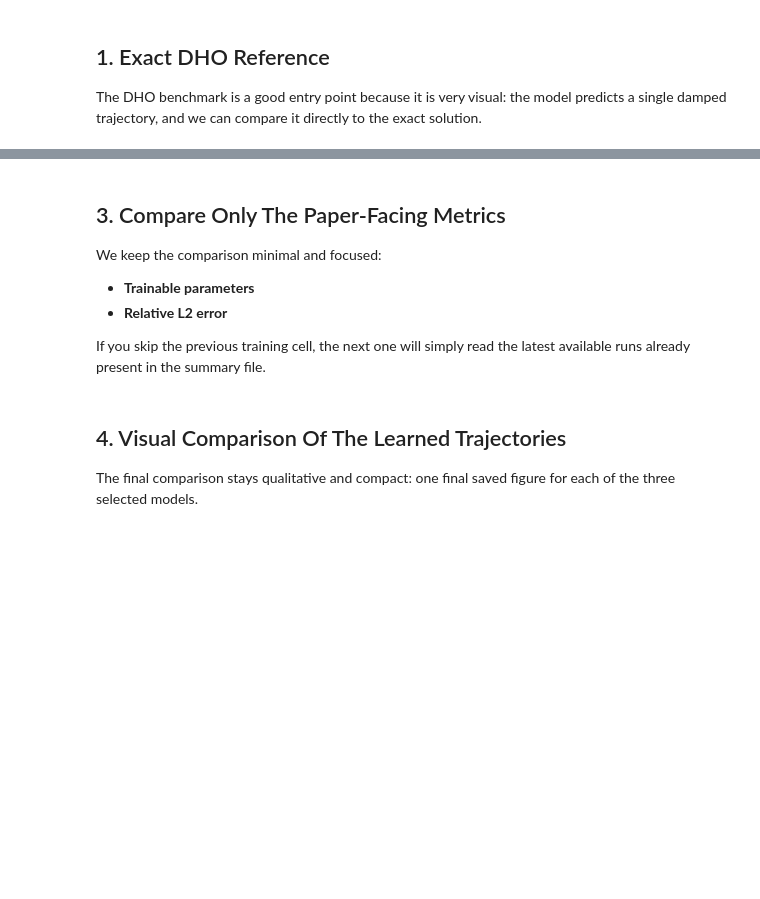
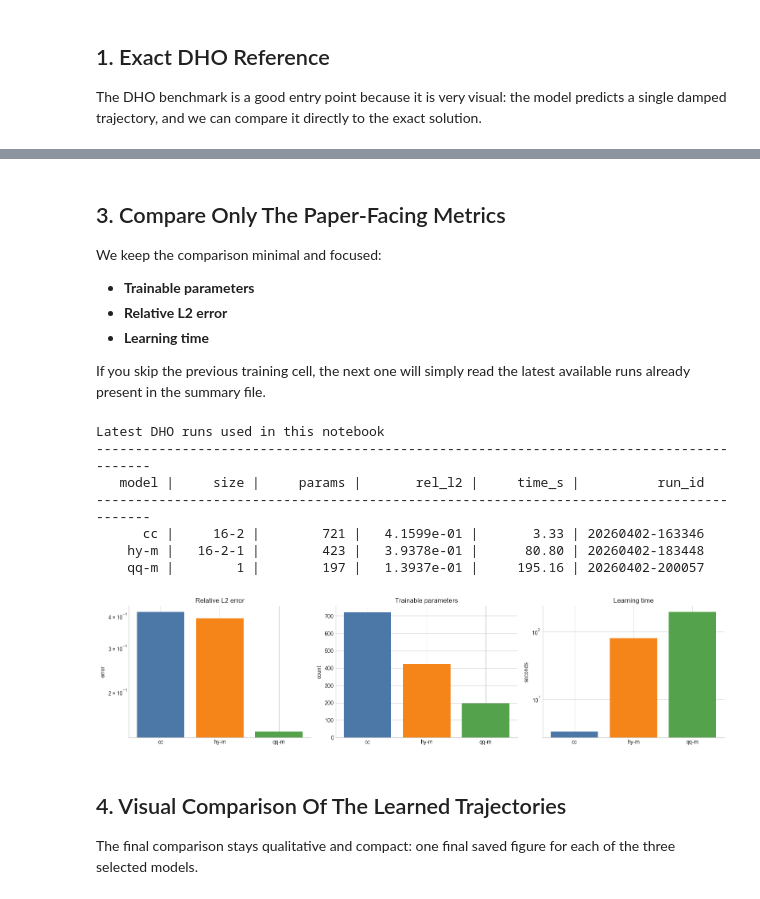
Before and after one commit to merlinquantum/reproduced_papers, a Jupyter notebook: HQPINN/notebook.ipynb, the cells around one changed output, grey strips where cells are left out. Cells and saved outputs as stored; diff of their text form; code cells hidden in the pictures; blank space fills up the shorter version.

Commit message:
Notebook in progress

```diff
--- a/HQPINN/notebook.ipynb
+++ b/HQPINN/notebook.ipynb
@@ -53,6 +54,7 @@ REPO_ROOT = resolve_repo_root()
 if str(REPO_ROOT) not in sys.path:
     sys.path.insert(0, str(REPO_ROOT))
 
+from HQPINN.config import LAMBDA1, LAMBDA2
 from HQPINN.lib.DHO.core_dho import u_exact
 from HQPINN.lib.runner import train_and_evaluate
 
@@ -61,9 +63,9 @@ SUMMARY_PATH = DHO_ROOT / "results" / "dho_summary.csv"
 
 TARGET_MODELS = ["cc", "hy-m", "qq-m"]
 TRAIN_CONFIGS = {
-    "cc": "HQPINN/configs/dho_cc_train.json",
-    "hy-m": "HQPINN/configs/dho_hy_m_train.json",
-    "qq-m": "HQPINN/configs/dho_qq_m_train.json",
+    "cc": REPO_ROOT / "HQPINN" / "configs" / "dho_cc_train.json",
+    "hy-m": REPO_ROOT / "HQPINN" / "configs" / "dho_hy_m_train.json",
+    "qq-m": REPO_ROOT / "HQPINN" / "configs" / "dho_qq_m_train.json",
 }
 
 
@@ -78,6 +80,7 @@ def load_dho_rows(summary_path: Path) -> list[dict[str, object]]:
                         "model": raw["Model"],
                         "size": raw["Size"],
                         "params": int(raw["Trainable parameters"]),
+                        "elapsed": float(raw["elapsed time (s)"]),
                         "rel_l2": float(raw["Relative L2 error"]),
                     }
                 )
@@ -115,6 +118,24 @@ def family_color(model: str) -> str:
     }[model]
 
 
+training_results: dict[str, dict[str, object]] = {}
+
+
+def train_selected_model(model: str) -> dict[str, object]:
+    config_path = TRAIN_CONFIGS[model]
+    print(f"Training {model} with {config_path.relative_to(REPO_ROOT)} ...")
+    result = train_and_evaluate(
+        {
+            "config_path": str(config_path),
+            "shared_runner": {"force_retrain": True},
+        },
+        REPO_ROOT / "runs" / f"notebook-dho-{model}",
+    )
+    training_results[model] = result
+    print(result)
+    return result
+
+
 plt.style.use("seaborn-v0_8-whitegrid")
 plt.rcParams["figure.figsize"] = (7, 4)
 plt.rcParams["axes.spines.top"] = False
@@ -169,6 +234,7 @@ print(f"Collected {len(latest_runs)} latest DHO runs for the selected models.")
 We keep the comparison minimal and focused:
 - **Trainable parameters**
 - **Relative L2 error**
+- **Learning time**
 
 If you skip the previous training cell, the next one will simply read the latest available runs already present in the summary file.
 # %%
@@ -176,38 +242,53 @@ latest_runs = latest_runs_for_models(SUMMARY_PATH, TARGET_MODELS)
 if len(latest_runs) != len(TARGET_MODELS):
     raise RuntimeError(f"Expected runs for {TARGET_MODELS}, found {[row['model'] for row in latest_runs]}")
 
 labels = [str(row["model"]) for row in latest_runs]
 params = [int(row["params"]) for row in latest_runs]
+times = [float(row["elapsed"]) for row in latest_runs]
 errors = [float(row["rel_l2"]) for row in latest_runs]
 sizes = [str(row["size"]) for row in latest_runs]
 colors = [family_color(label) for label in labels]
 
 print("Latest DHO runs used in this notebook")
-print("-" * 72)
-print(f"{'model':>8} | {'size':>8} | {'params':>10} | {'rel_l2':>12} | {'run_id':>15}")
-print("-" * 72)
+print("-" * 88)
+print(f"{'model':>8} | {'size':>8} | {'params':>10} | {'rel_l2':>12} | {'time_s':>10} | {'run_id':>15}")
+print("-" * 88)
 for row in latest_runs:
     print(
         f"{str(row['model']):>8} | {str(row['size']):>8} | {int(row['params']):10d} | "
-        f"{float(row['rel_l2']):12.4e} | {str(row['run_id']):>15}"
+        f"{float(row['rel_l2']):12.4e} | {float(row['elapsed']):10.2f} | {str(row['run_id']):>15}"
     )
 
-fig, axes = plt.subplots(1, 2, figsize=(12, 4))
+fig, axes = plt.subplots(1, 3, figsize=(16, 4))
 
 axes[0].bar(labels, errors, color=colors)
 axes[0].set_title("Relative L2 error")
 axes[0].set_ylabel("error")
 axes[0].set_yscale("log")
 
 axes[1].bar(labels, params, color=colors)
 axes[1].set_title("Trainable parameters")
 axes[1].set_ylabel("count")
 
+axes[2].bar(labels, times, color=colors)
+axes[2].set_title("Learning time")
+axes[2].set_ylabel("seconds")
+axes[2].set_yscale("log")
+
 for ax in axes:
     ax.tick_params(axis="x", rotation=0)
 
 fig.tight_layout()
 plt.show()
+# %% [output]
+Latest DHO runs used in this notebook
+----------------------------------------------------------------------------------------
+   model |     size |     params |       rel_l2 |     time_s |          run_id
+----------------------------------------------------------------------------------------
+      cc |     16-2 |        721 |   4.1599e-01 |       3.33 | 20260402-163346
+    hy-m |   16-2-1 |        423 |   3.9378e-01 |      80.80 | 20260402-183448
+    qq-m |        1 |        197 |   1.3937e-01 |     195.16 | 20260402-200057
+[figure, added]
 # %% [markdown]
 ## 4. Visual Comparison Of The Learned Trajectories
 
```
Also changed, not shown: parts of 8 cells of this notebook, 6 other files.
